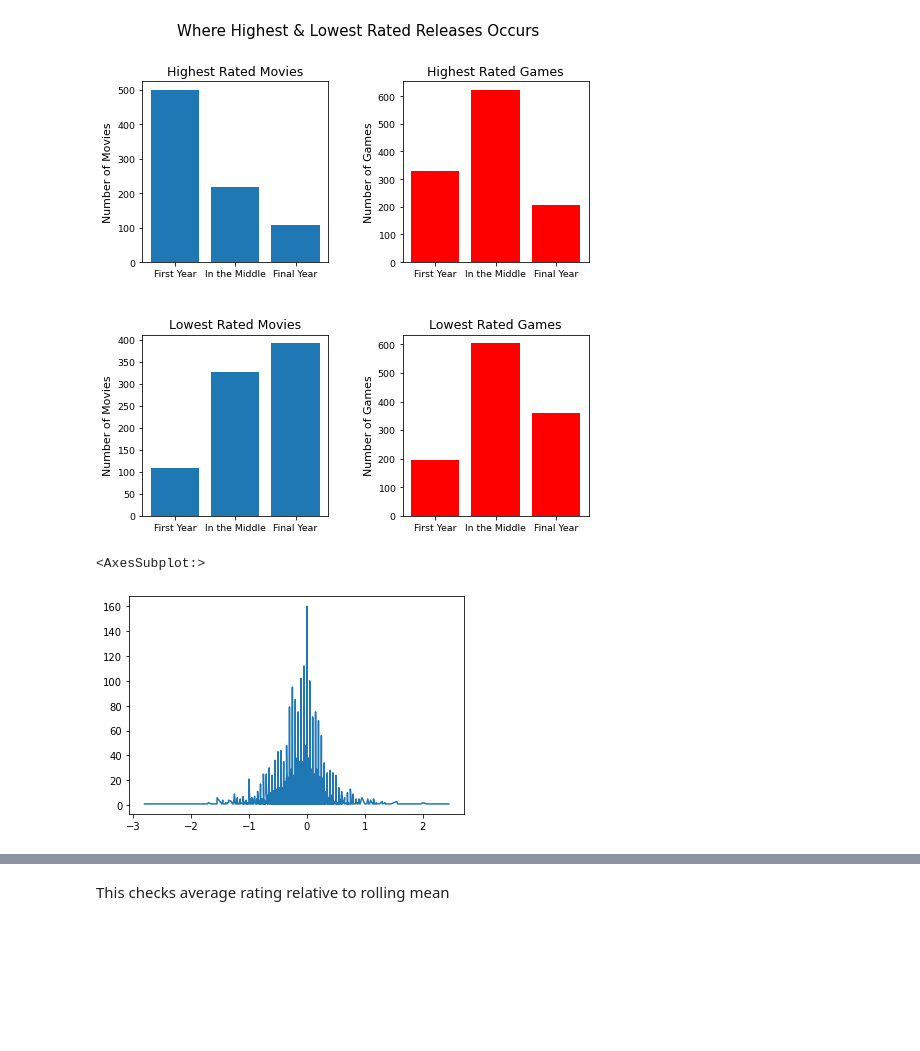
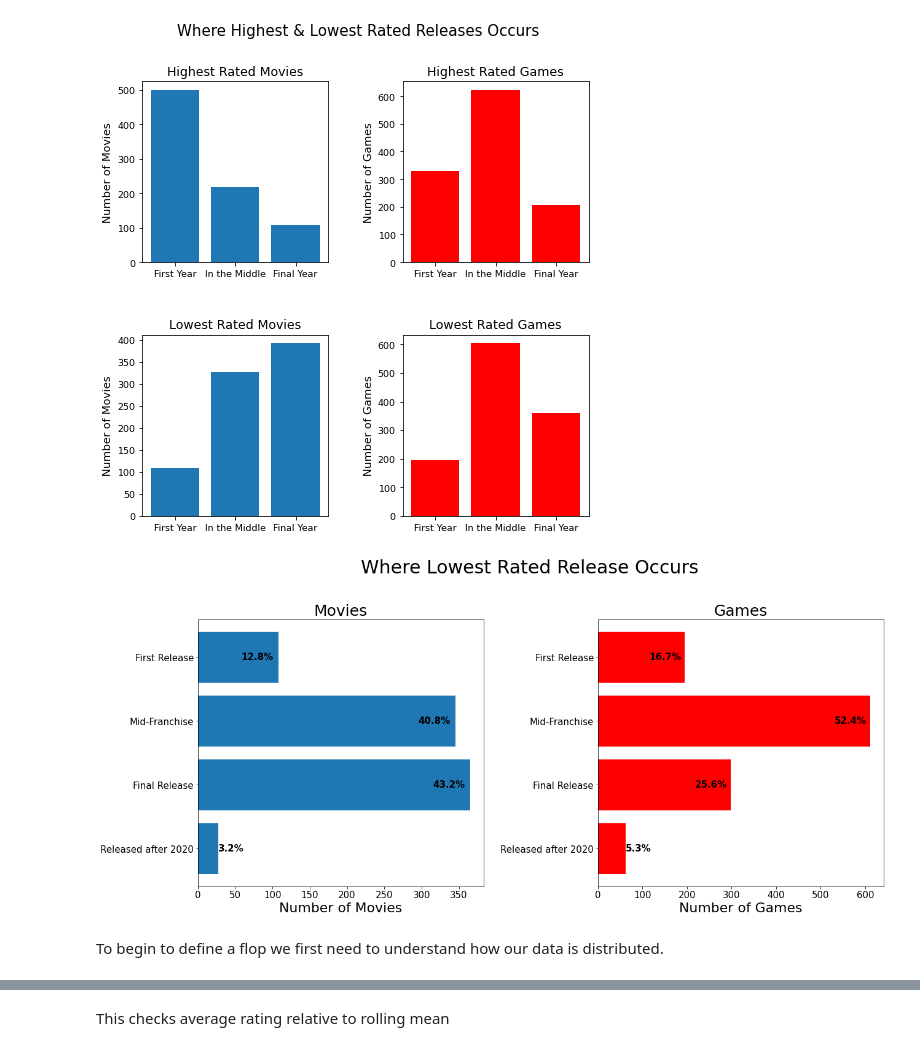
Before and after one commit to adambrennan150/Franchises, a Jupyter notebook: 107_RQ2.ipynb, the cells around one changed output, grey strips where cells are left out. Cells and saved outputs as stored; diff of their text form; code cells hidden in the pictures; blank space fills up the shorter version.

```diff
--- a/107_RQ2.ipynb
+++ b/107_RQ2.ipynb
@@ -22,3 +23,5 @@ df = pd.read_csv("final_dataframes\\df_merged_years.csv", index_col = 0)
 # create separate dataframes for movie and game content types
 df_movie = df[df['type'] == 'movie']
 df_game = df[df['type'] == 'game']
+franchise_df_movie = franchise_df[franchise_df['content_type'] == 'movie']
+franchise_df_game = franchise_df[franchise_df['content_type'] == 'game']
@@ -90,8 +94,57 @@ plt.show()
 fig.savefig('high_low_ratings.png', bbox_inches='tight', facecolor='w')
 # %% [output]
 [figure]
-# %%
-df.diff_from_prev_rar.value_counts().sort_index().plot()
-# %% [output]
-<AxesSubplot:>
-[figure, removed]
+# %%
+fig, axs = plt.subplots(ncols=2, figsize=(20, 8)) # create a figure with 2 columns of subplots
+fig.subplots_adjust(wspace=0.4, hspace=0.6)
+
+# define the x-axis labels
+x_labels = ['Released after 2020', 'Final Release', 'Mid-Franchise', 'First Release']
+
+# create a list of the y-axis values
+movie_values = [len(franchise_df_movie[(franchise_df_movie['lowest_rated_pos'] == 100) & (franchise_df_movie['lowest_rated_year'] >= 2020)]),
+            len(franchise_df_movie[(franchise_df_movie['lowest_rated_pos'] == 100) & (franchise_df_movie['lowest_rated_year'] < 2020)]),
+            len(franchise_df_movie[~(franchise_df_movie['lowest_rated_pos'] == 0) & ~(franchise_df_movie['lowest_rated_pos'] == 100)]),
+            len(franchise_df_movie[franchise_df_movie['lowest_rated_pos'] == 0])]
+
+game_values = [len(franchise_df_game[(franchise_df_game['lowest_rated_pos'] == 100) & (franchise_df_game['lowest_rated_year'] >= 2020)]),
+            len(franchise_df_game[(franchise_df_game['lowest_rated_pos'] == 100) & (franchise_df_game['lowest_rated_year'] < 2020)]),
+            len(franchise_df_game[~(franchise_df_game['lowest_rated_pos'] == 0) & ~(franchise_df_game['lowest_rated_pos'] == 100)]),
+            len(franchise_df_game[franchise_df_game['lowest_rated_pos'] == 0])]
+
+# plot the bar chart
+axs[0].barh(x_labels, movie_values)
+axs[1].barh(x_labels, game_values, color = 'red')
+
+# set the title and y-axis label
+fig.suptitle('Where Lowest Rated Release Occurs', fontsize = plot_title_size, y = 1.05)
+axs[0].set_title('Movies', fontsize = subplot_title_size)
+axs[0].set_xlabel('Number of Movies', fontsize = axis_label_size)
+axs[1].set_title('Games', fontsize = subplot_title_size)
+axs[1].set_xlabel('Number of Games', fontsize = axis_label_size)
+axs[0].tick_params(labelsize=tick_label_size)
+axs[1].tick_params(labelsize=tick_label_size)
+
+movie_percentages = [(x / sum(movie_values)) * 100 for x in movie_values]
+game_percentages = [(x / sum(game_values)) * 100 for x in game_values]
+
+for i, v in enumerate(movie_percentages):
+    if v > 10:
+        axs[0].text(movie_values[i]-50, i, str(round(v, 1)) + '%', color='black', fontweight='bold', fontsize=15, ha='left', va='center')
+    else:
+        axs[0].text(movie_values[i], i, str(round(v, 1)) + '%', color='black', fontweight='bold', fontsize=15, ha='left', va='center')
+
+for i, v in enumerate(game_percentages):
+    if v > 10:
+        axs[1].text(game_values[i]-80, i, str(round(v, 1)) + '%', color='black', fontweight='bold', fontsize = 15, ha='left', va='center')
+    else:
+        axs[1].text(game_values[i], i, str(round(v, 1)) + '%', color='black', fontweight='bold', fontsize = 15, ha='left', va='center')
+
+
+# display the plot
+plt.show()
+fig.savefig('lowest_rated.png', bbox_inches='tight', facecolor='w')
+# %% [output]
+[figure, added]
+# %% [markdown]
+To begin to define a flop we first need to understand how our data is distributed.
```
Also changed, not shown: parts of 59 cells of this notebook.
